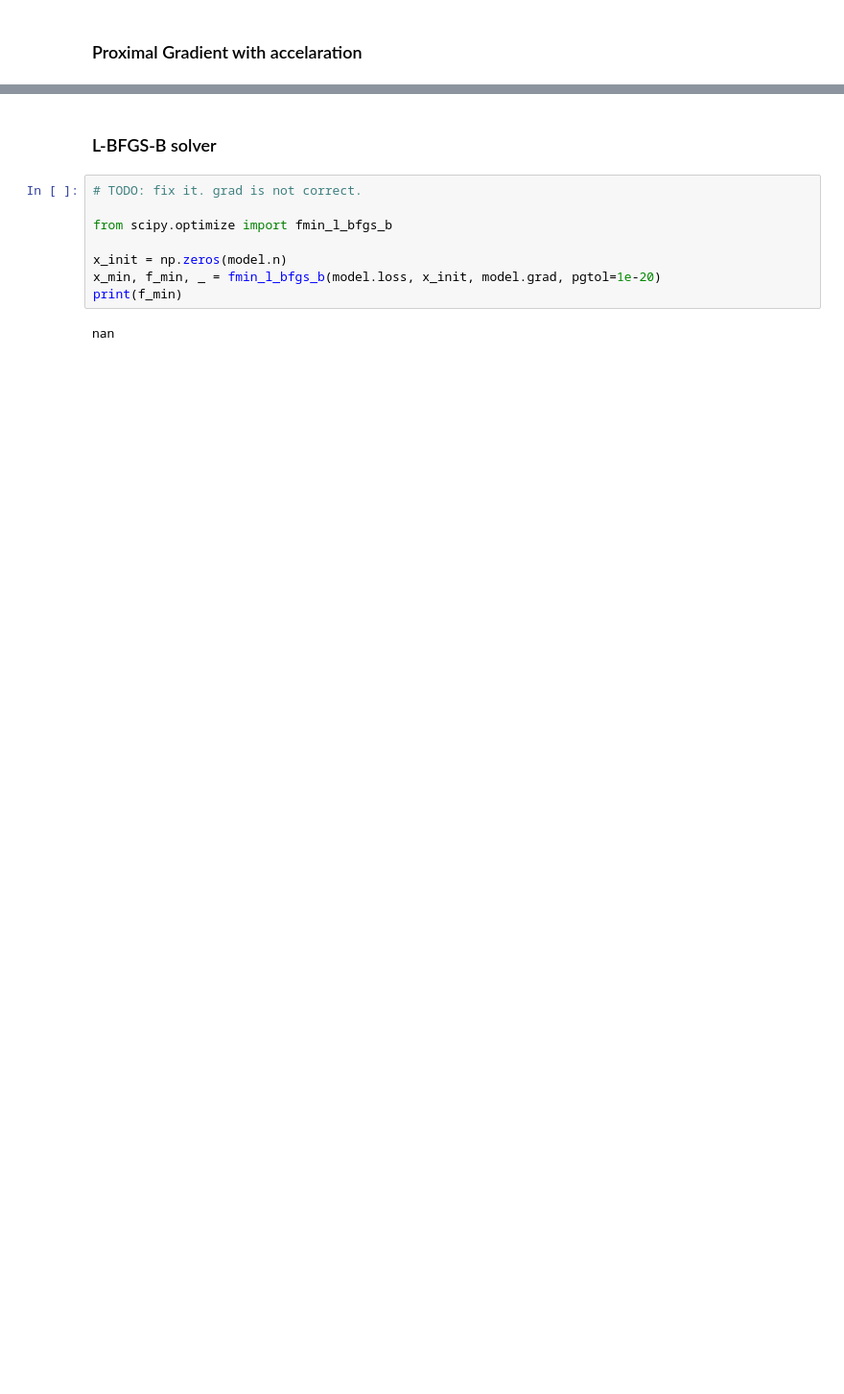
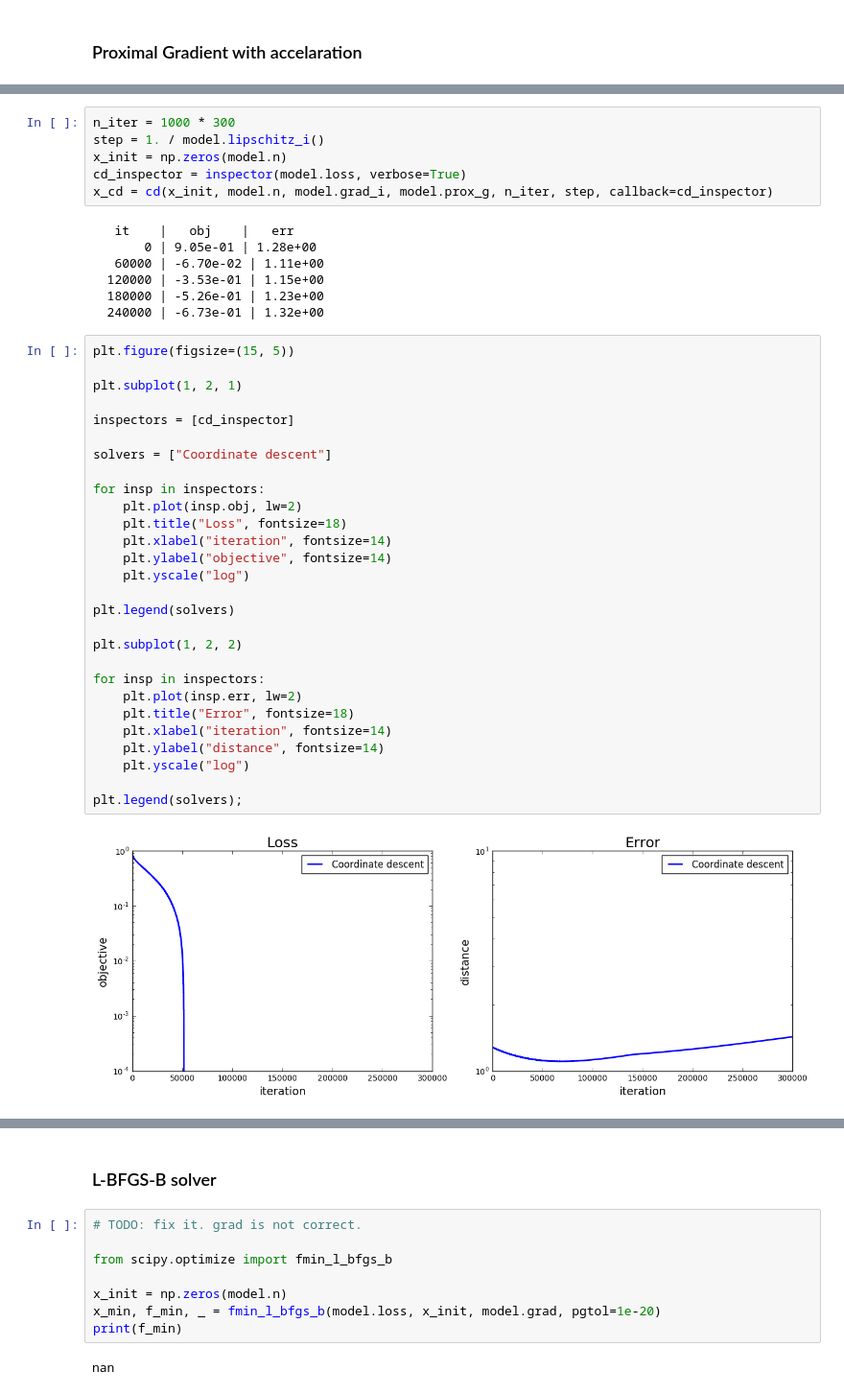
Before and after one commit to DataNest/project-optimization-data-science, a Jupyter notebook: project_el_alaoui_salma_and_hung_chia_man_and_liu_zhengying-merge.ipynb, the cells around one changed output, grey strips where cells are left out. Shown at 96% size. Cells and saved outputs as stored; diff of their text form; blank space fills up the shorter version.

Commit message:
coordinate descent without smart updates + fix in proj

```diff
--- a/project_el_alaoui_salma_and_hung_chia_man_and_liu_zhengying-merge.ipynb
+++ b/project_el_alaoui_salma_and_hung_chia_man_and_liu_zhengying-merge.ipynb
@@ -914,0 +942,43 @@ print(get_support_vec(x_min))
+# %%
+n_iter = 1000 * 300
+step = 1. / model.lipschitz_i()
+x_init = np.zeros(model.n)
+cd_inspector = inspector(model.loss, verbose=True)
+x_cd = cd(x_init, model.n, model.grad_i, model.prox_g, n_iter, step, callback=cd_inspector)
+# %% [output]
+   it    |   obj    |   err
+       0 | 9.05e-01 | 1.28e+00
+   60000 | -6.70e-02 | 1.11e+00
+  120000 | -3.53e-01 | 1.15e+00
+  180000 | -5.26e-01 | 1.23e+00
+  240000 | -6.73e-01 | 1.32e+00
+# %%
+plt.figure(figsize=(15, 5))
+
+plt.subplot(1, 2, 1)
+
+inspectors = [cd_inspector]
+
+solvers = ["Coordinate descent"]
+
+for insp in inspectors:
+    plt.plot(insp.obj, lw=2)
+    plt.title("Loss", fontsize=18)
+    plt.xlabel("iteration", fontsize=14)
+    plt.ylabel("objective", fontsize=14)
+    plt.yscale("log")
+
+plt.legend(solvers)
+
+plt.subplot(1, 2, 2)
+
+for insp in inspectors:
+    plt.plot(insp.err, lw=2)
+    plt.title("Error", fontsize=18)
+    plt.xlabel("iteration", fontsize=14)
+    plt.ylabel("distance", fontsize=14)
+    plt.yscale("log")
+
+plt.legend(solvers);
+# %% [output]
+[figure, added]
```
Also changed, not shown: parts of 11 cells of this notebook.
